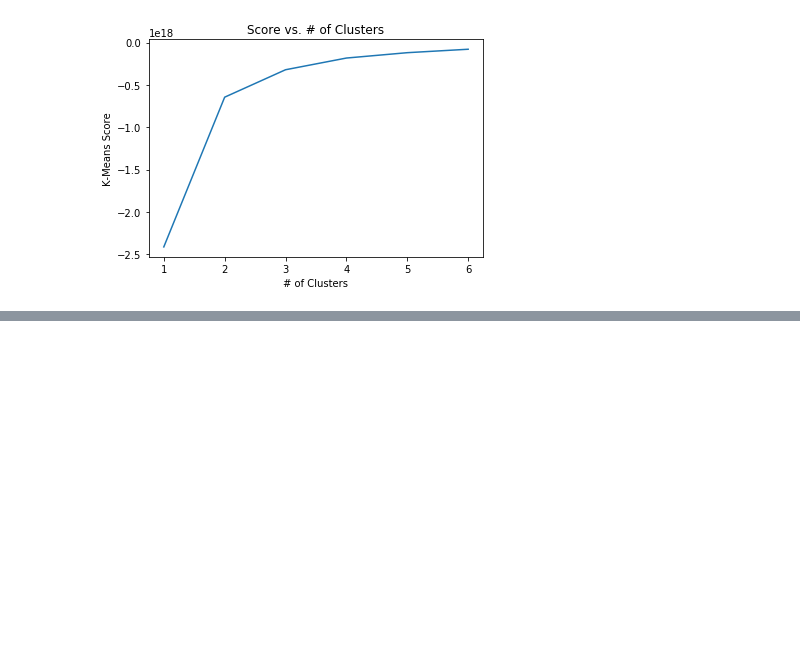
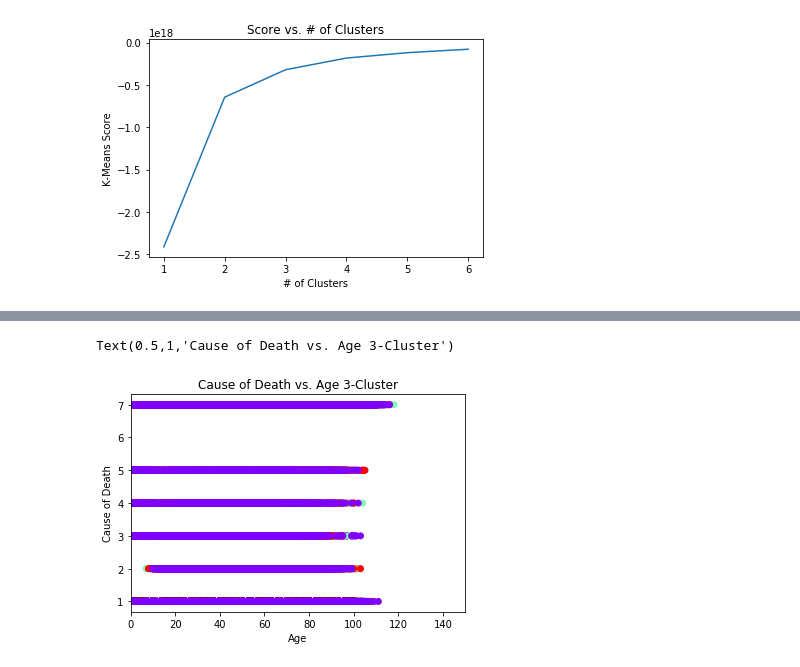
Before and after one commit to alexander-ray/bana-mortality-4502, a Jupyter notebook: DataFrameFormat.ipynb, the cells around one changed output, grey strips where cells are left out. Cells and saved outputs as stored; diff of their text form; code cells hidden in the pictures; blank space fills up the shorter version.

```diff
--- a/DataFrameFormat.ipynb
+++ b/DataFrameFormat.ipynb
@@ -588,0 +596,10 @@ plt.show()
+# %%
+plt.scatter(matrix[:,6], matrix[:,9], c=kmeans.labels_, cmap='rainbow')
+plt.xlim(right = 150)
+plt.xlim(left = 0)
+plt.xlabel('Age')
+plt.ylabel('Cause of Death')
+plt.title('Cause of Death vs. Age 3-Cluster')
+# %% [output]
+Text(0.5,1,'Cause of Death vs. Age 3-Cluster')
+[figure, added]
```
Also changed, not shown: parts of 11 cells of this notebook.
